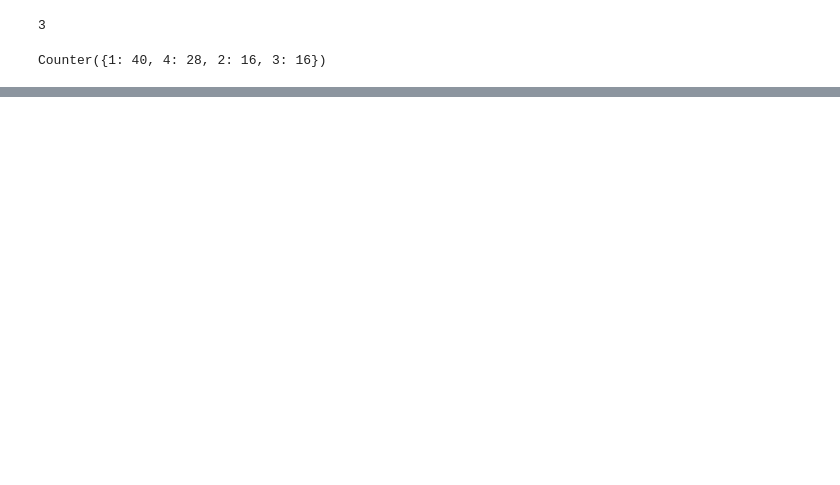
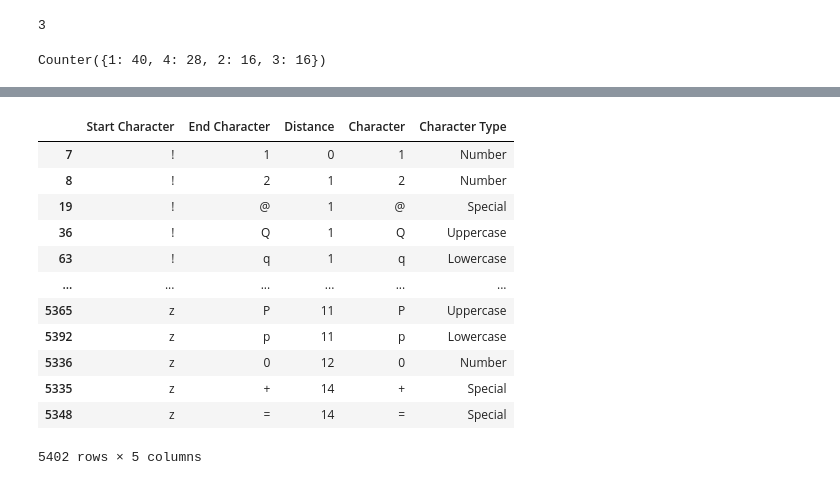
Before and after one commit to josephheadley3/Password-Database-2.0, a Jupyter notebook: pwordgen_eda.ipynb, the cells around one changed output, grey strips where cells are left out. Drawn from its saved outputs; the diff is of its cells as text; code cells hidden in the pictures; blank space fills up the shorter version.

```diff
--- a/pwordgen_eda.ipynb
+++ b/pwordgen_eda.ipynb
@@ -339,0 +432,18 @@ Counter({1: 40, 4: 28, 2: 16, 3: 16})
+# %%
+check = character_info_df.copy().sort_values(by=['Start Character', 'Distance'])
+# %%
+check
+# %% [output]
+|  | Start Character | End Character | Distance | Character | Character Type |
+| 7 | ! | 1 | 0 | 1 | Number |
+| 8 | ! | 2 | 1 | 2 | Number |
+| 19 | ! | @ | 1 | @ | Special |
+| 36 | ! | Q | 1 | Q | Uppercase |
+| 63 | ! | q | 1 | q | Lowercase |
+| ... | ... | ... | ... | ... | ... |
+| 5365 | z | P | 11 | P | Uppercase |
+| 5392 | z | p | 11 | p | Lowercase |
+| 5336 | z | 0 | 12 | 0 | Number |
+| 5335 | z | + | 14 | + | Special |
+| 5348 | z | = | 14 | = | Special |
+5402 rows × 5 columns
```
Also changed, not shown: parts of 21 cells of this notebook.
